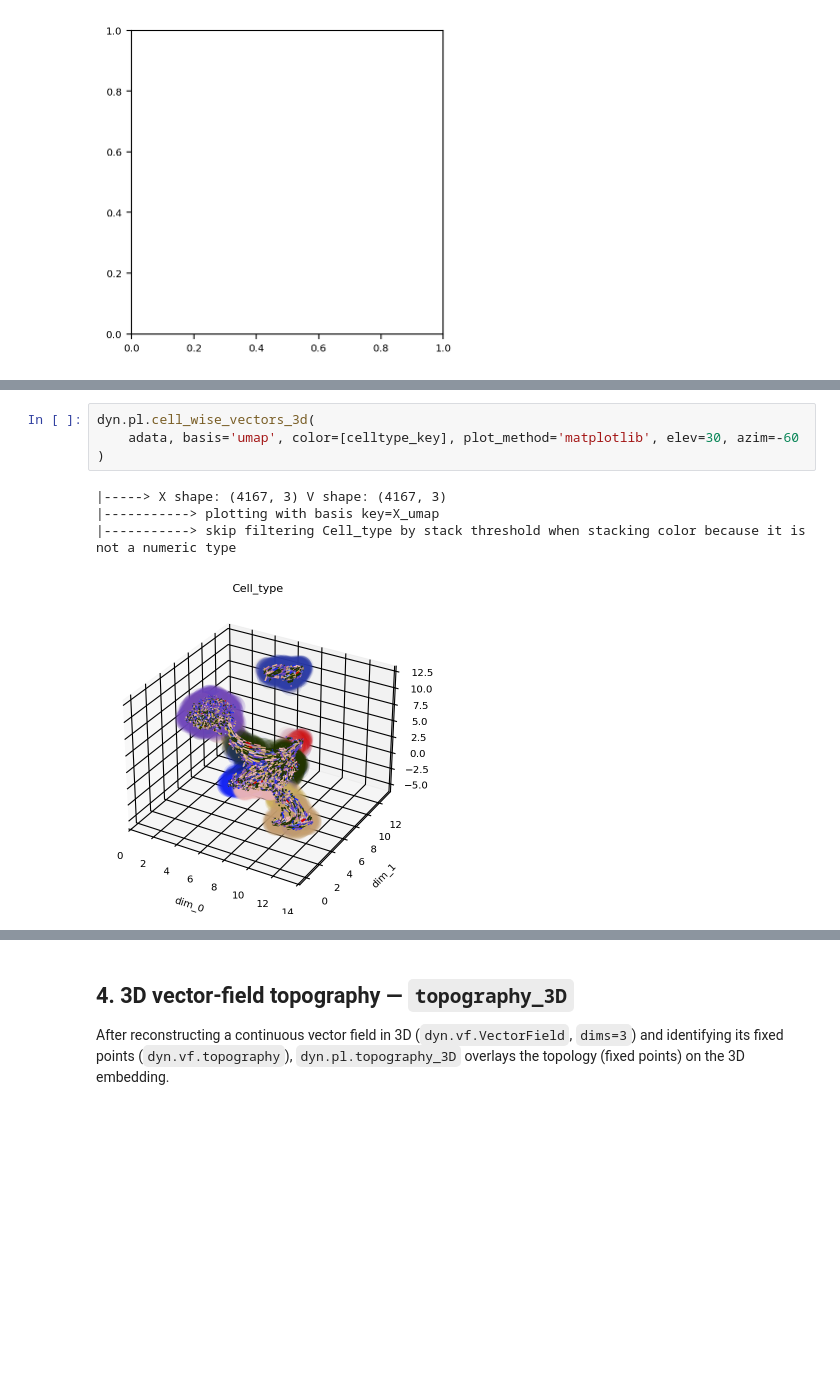
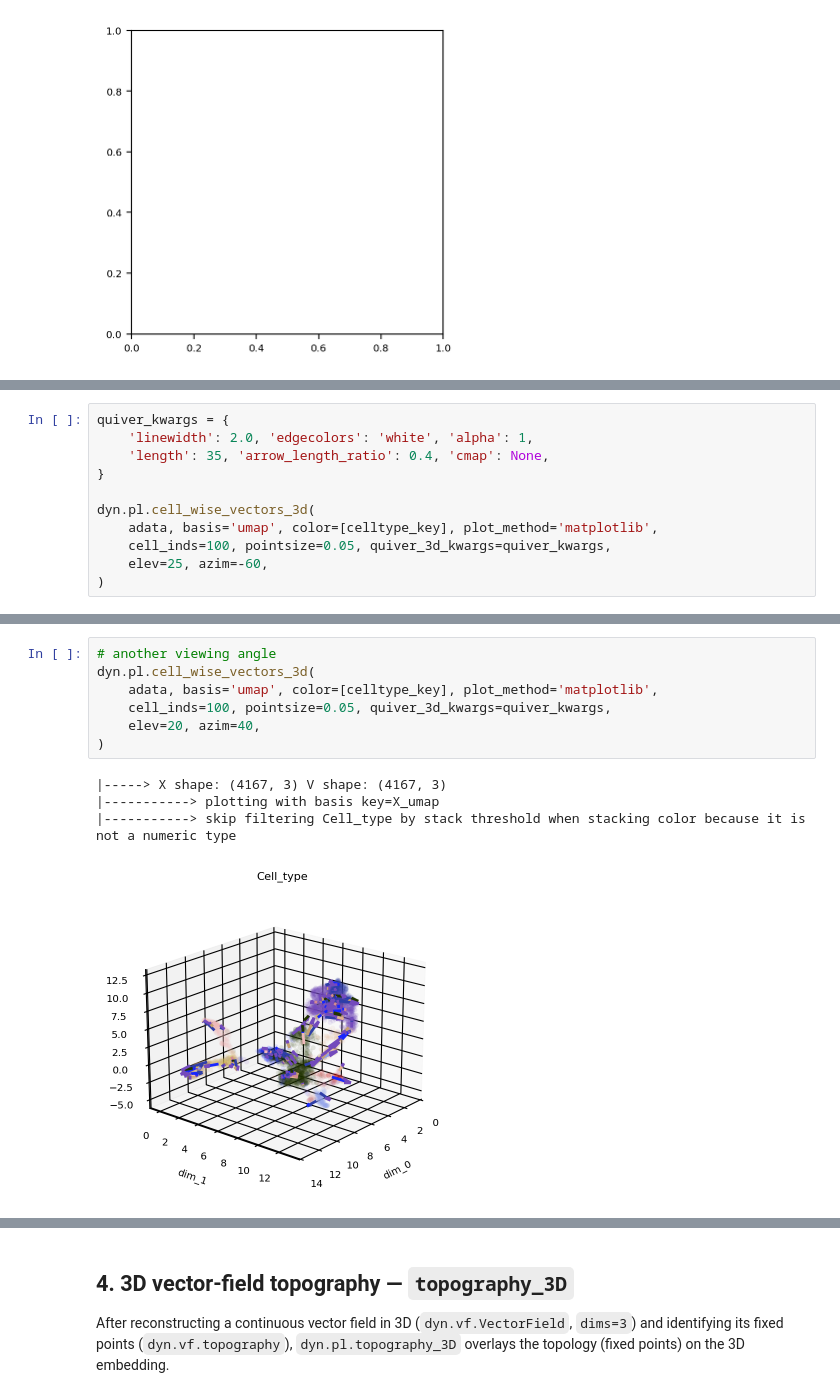
Before and after one commit to aristoteleo/dynamo-tutorials, a Jupyter notebook: 610_3d_velocity_visualization.ipynb, the cells around one changed output, grey strips where cells are left out. Saved outputs shown, nothing was run; the diff lists cells and outputs as text; blank space fills up the shorter version.

```diff
--- a/610_3d_velocity_visualization.ipynb
+++ b/610_3d_velocity_visualization.ipynb
@@ -77,0 +83,11 @@ show_plotly(fig)
+# %%
+quiver_kwargs = {
+    'linewidth': 2.0, 'edgecolors': 'white', 'alpha': 1,
+    'length': 35, 'arrow_length_ratio': 0.4, 'cmap': None,
+}
+
+dyn.pl.cell_wise_vectors_3d(
+    adata, basis='umap', color=[celltype_key], plot_method='matplotlib',
+    cell_inds=100, pointsize=0.05, quiver_3d_kwargs=quiver_kwargs,
+    elev=25, azim=-60,
+)
@@ -78,9 +99,12 @@ show_plotly(fig)
 # %%
+# another viewing angle
 dyn.pl.cell_wise_vectors_3d(
-    adata, basis='umap', color=[celltype_key], plot_method='matplotlib', elev=30, azim=-60
+    adata, basis='umap', color=[celltype_key], plot_method='matplotlib',
+    cell_inds=100, pointsize=0.05, quiver_3d_kwargs=quiver_kwargs,
+    elev=20, azim=40,
 )
 # %% [output]
 |-----> X shape: (4167, 3) V shape: (4167, 3)
 |-----------> plotting with basis key=X_umap
 |-----------> skip filtering Cell_type by stack threshold when stacking color because it is not a numeric type
-[figure, old version]
+[figure, new version]
```
Also changed, not shown: parts of 6 cells of this notebook.
